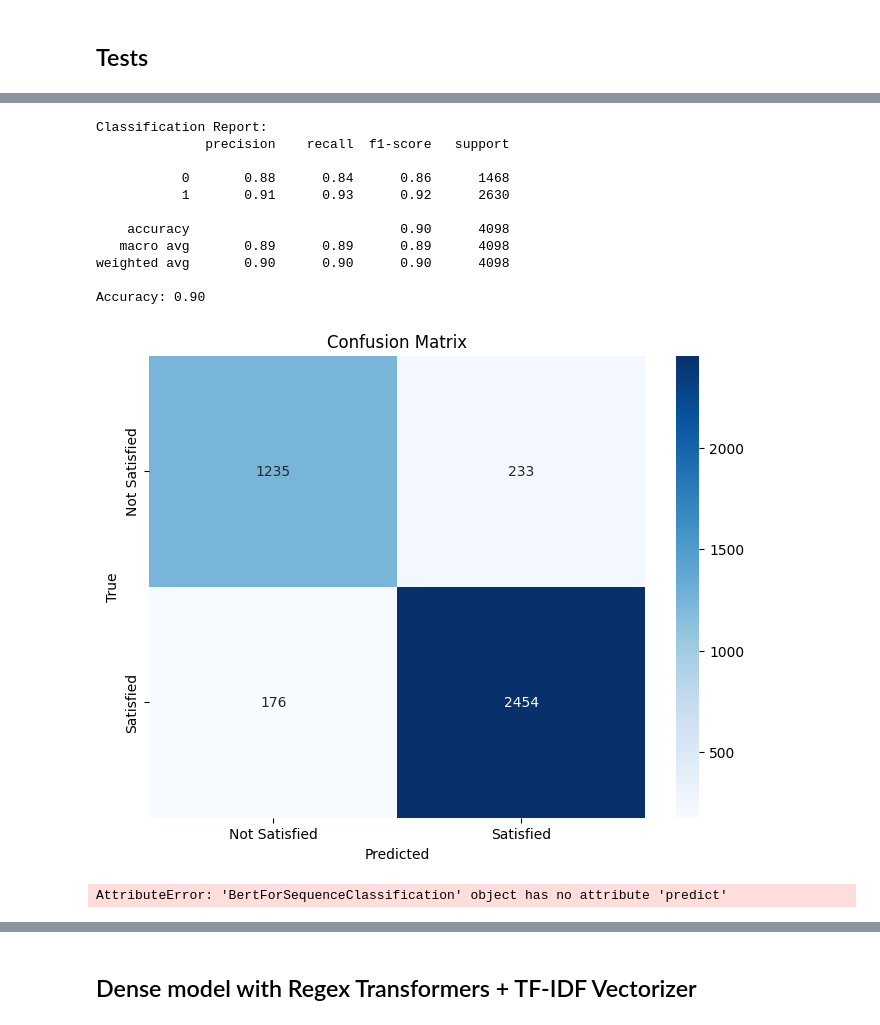
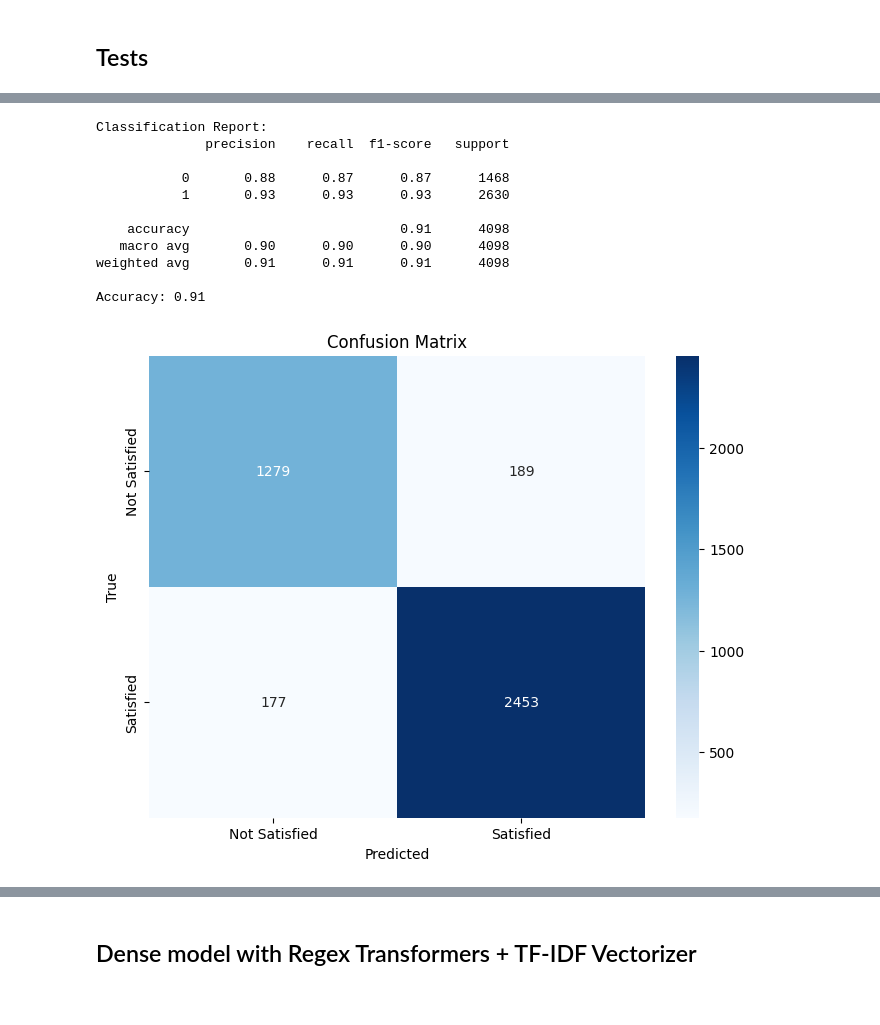
Before and after one commit to IvonLuiz/brazilian-e-commerce-nlp-deep-learning, a Jupyter notebook: e_commerce_transformers.ipynb, the cells around one changed output, grey strips where cells are left out. Cells and saved outputs as stored; diff of their text form; code cells hidden in the pictures.

Commit message:
importing correct best model

```diff
--- a/e_commerce_transformers.ipynb
+++ b/e_commerce_transformers.ipynb
@@ -864,3 +790,10 @@ plt.show()
 [figure]
 # %% [markdown]
 ## Tests
+# %%
+best_model = AutoModelForSequenceClassification.from_pretrained(
+    model_name,
+    num_labels=2,  # binary classification
+)
+best_model.load_state_dict(torch.load('transformers_weights/best_model.pt', weights_only=True))
+best_model.to(device)
@@ -893,59 +846,37 @@ def display_predictions(df, y_true, y_pred, n=5):
 # %%
 test_loader.dataset[0]
 
-model.eval()
+best_model.eval()
 predictions = []
 true_labels = []
 with torch.no_grad():
     for batch in test_loader:
         input_ids = batch['input_ids'].to(device)
         attention_mask = batch['attention_mask'].to(device)
         labels = batch['labels'].to(device)
 
-        outputs = model(input_ids=input_ids, attention_mask=attention_mask)
+        outputs = best_model(input_ids=input_ids, attention_mask=attention_mask)
         preds = torch.argmax(outputs.logits, dim=1)
 
         predictions.extend(preds.cpu().numpy())
         true_labels.extend(labels.cpu().numpy())
 
 # Convert to numpy arrays
 predictions = np.array(predictions)
 true_labels = np.array(true_labels)
-# Evaluate the model
+
+# Evaluate thebest_model
 evaluate_model(true_labels, predictions)
 # %% [output]
 Classification Report:
               precision    recall  f1-score   support
 
-           0       0.88      0.84      0.86      1468
-           1       0.91      0.93      0.92      2630
+           0       0.88      0.87      0.87      1468
+           1       0.93      0.93      0.93      2630
 
-    accuracy                           0.90      4098
-   macro avg       0.89      0.89      0.89      4098
-weighted avg       0.90      0.90      0.90      4098
+    accuracy                           0.91      4098
+   macro avg       0.90      0.90      0.90      4098
+weighted avg       0.91      0.91      0.91      4098
 
-Accuracy: 0.90
+Accuracy: 0.91
-[figure, old version]
+[figure, new version]
-# %%
-X_array_original = np.array(df_comments['comment'])
-
-y_pred = model.predict(X_test)
-y_pred_binary = np.where(y_pred >= 0.5, 1, 0)
-
-# Visualize examples
-def get_correct_and_incorrect(X_test: np.array, y_test: pd.Series, y_pred: np.array, n=10):
-    df_test = pd.DataFrame(X_test).iloc[y_test.index]
-    df_test['true_label'] = y_test.values
-    df_test['predicted_label'] = y_pred
-    df_test.columns = ['comment' if i == 0 else col for i, col in enumerate(df_test.columns)]
-
-    correct = df_test[df_test['true_label'] == df_test['predicted_label']].sample(n)
-    incorrect = df_test[df_test['true_label'] != df_test['predicted_label']].sample(n)
-
-    return correct, incorrect
-
-correct, incorrect = get_correct_and_incorrect(X_array_original, y_test, y_pred_binary)
-
-evaluate_model(y_test, y_pred_binary)
-# %% [output]
-AttributeError: 'BertForSequenceClassification' object has no attribute 'predict'
```
Also changed, not shown: parts of 6 cells of this notebook.
